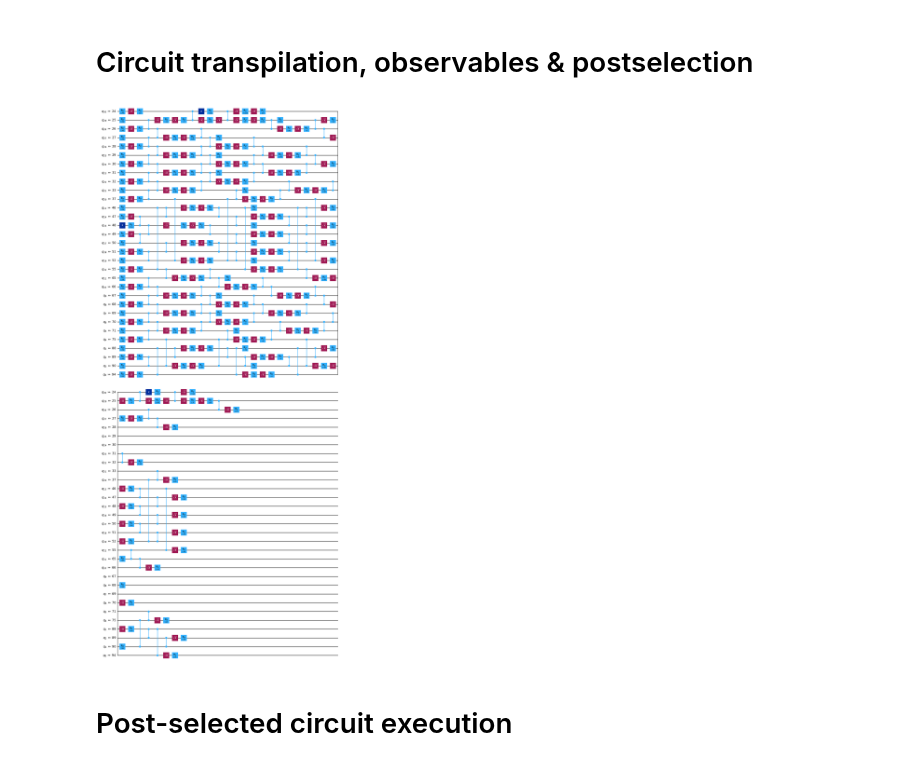
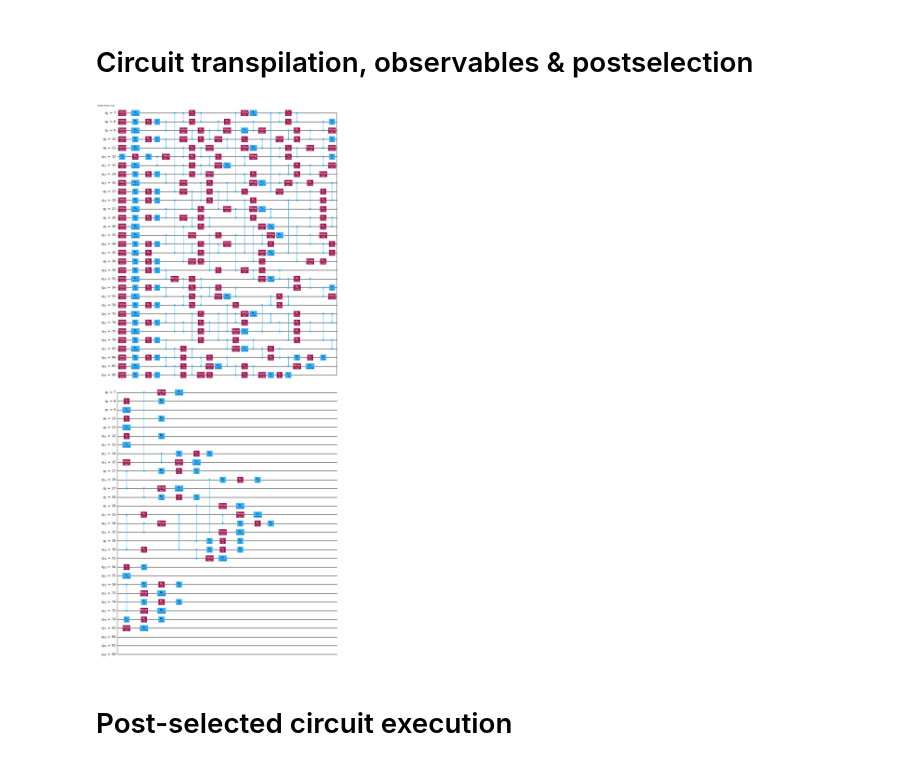
Before and after one commit to Fradm98/qs-qh, a Jupyter notebook: src/notebooks/Z2/z2_chain_hardware_postselection.ipynb, the cells around one changed output. Saved outputs shown, nothing was run; the diff lists cells and outputs as text; code cells hidden in the pictures.

```diff
--- a/src/notebooks/Z2/z2_chain_hardware_postselection.ipynb
+++ b/src/notebooks/Z2/z2_chain_hardware_postselection.ipynb
@@ -11,9 +11,11 @@ L_arr = [16]
 J_arr = [1]
 h_arr = [0.05]
 lamb_arr = [0.7]
-g_arr = [None]
+g_arr = [10, None]
 
 x_basis = False
+
+fractional_gates = True
 
 particle_pair_left_positions = [L//2 - 1 for L in L_arr]
 particle_pair_length = 1
@@ -24,6 +26,7 @@ steps = 35
 shots = 50000
 
 odr = True
+flip_threshold = 4
 
 execution_database = "z2_chain_jobs_postselection.json"
 jobs_result_folder = execution_database.split(".")[0] + "/"
@@ -42,12 +45,13 @@ channel = "ibm_quantum"
 # device = "ibm_brisbane"
 # device = "ibm_fez"
 # device = "ibm_sherbrooke"
-device = "ibm_torino"
+# device = "ibm_torino"
+device = "ibm_marrakesh"
 
-eplg_absolute = 9.08e-3
+eplg_absolute = 4.19e-3
 
-service = QiskitRuntimeService(channel=channel, token=ibm_token, instance=group_instance2)
-backend = service.backend(device)
+service = QiskitRuntimeService(channel=channel, token=ibm_token, instance=group_instance)
+backend = service.backend(device, use_fractional_gates=fractional_gates)
 # %% [markdown]
 # Circuit transpilation, observables & postselection
 # %%
@@ -78,36 +82,36 @@ sampler_options = {
         "sequence_type": "XY4"
     },
     "twirling": {
-        "enable_gates": True,
+        "enable_gates": False,
         "enable_measure": True,
         "num_randomizations": shots//100,
         "shots_per_randomization": 100
     }
 }
 
 for L, pp_ps in zip(L_arr, particle_pair_left_positions):
     qubits_inds = get_backend_best_qubit_chain(backend, 2*L-1)
     this_circuits = []
     if odr: this_odr_circuits = []
     this_extra_options = []
     for J, h, lamb, g in product(J_arr, h_arr, lamb_arr, g_arr):
         circuits_filepath = os.path.join(circ_folder_path, f"z2chain_quench_circs_{device}_maxt_{final_time}_steps_{steps}_L_{L}_J_{J:.04f}_h_{h:.04f}_lamb_{lamb:.04f}_g_{g}_pp_{pp_ps}_pl_{particle_pair_length}_xbasis_{x_basis}.qpy")
         circs_func_args = (L, J, h, lamb, pp_ps, particle_pair_length, final_time, steps, backend, optimization_level, eplg_absolute, g, qubits_inds, x_basis)
         physical_circuits = erradj_particle_pair_quench_simulation_circuits(L, J, h, lamb, pp_ps, particle_pair_length, final_time, steps, backend, optimization_level, eplg_absolute, g, qubits_inds, x_basis=x_basis, force_even=True)
         this_circuits.append(physical_circuits)
-        this_extra_options.append({"backend": device, "L": L, "J": J, "h": h, "λ":lamb, "g": g, "particle_pair_position": pp_ps, "particle_pair_length": particle_pair_length, "final_time": final_time, "eplg": eplg_absolute})
+        this_extra_options.append({"backend": device, "L": L, "J": J, "h": h, "λ":lamb, "g": g, "particle_pair_position": pp_ps, "particle_pair_length": particle_pair_length, "final_time": final_time, "eplg": eplg_absolute} | ({"fractional_gates": True} if fractional_gates else {}))
         if odr:
             odr_func_args = (L, J, h, lamb, final_time, steps, backend, eplg_absolute, g, pp_ps, particle_pair_length, qubits_inds, x_basis)
             this_odr_circuits.append(odr_compuncomp_circuits(*odr_func_args))
     circuits.append(this_circuits)
     if odr: odr_circuits.append(this_odr_circuits)
     observable_generating_funcs.append([partial(local_pauli_z if not x_basis else local_pauli_x, qubit_ind=i) for i in range(2*L-1)])
     postselection_operators_funcs.append(lambda nqubits: postselection_operators((nqubits + 1)//2, x_basis))
     extra_options.append(this_extra_options)
 
 circuits[0][0][1].draw(output="mpl", idle_wires=False, filename="transpiled_circ_erradj.png")
 # %% [output]
-[figure, old version]
+[figure, new version]
 # %% [markdown]
 # Post-selected circuit execution
 # %% [markdown]
```
Also changed, not shown: parts of 2 cells of this notebook, 50 other files.
